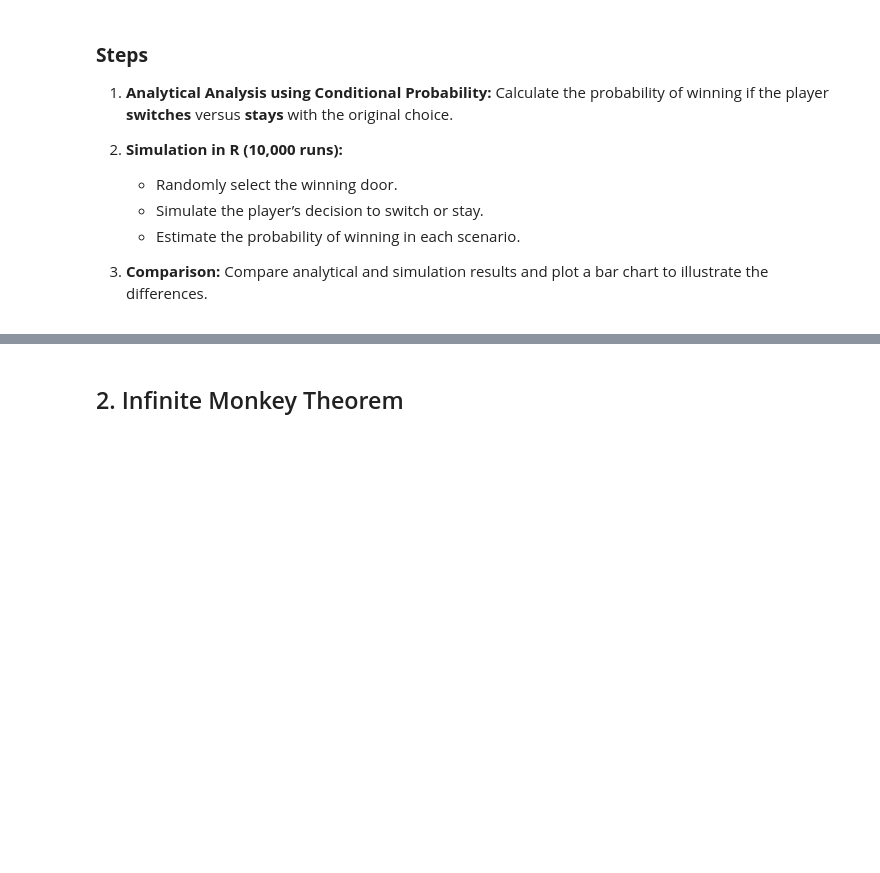
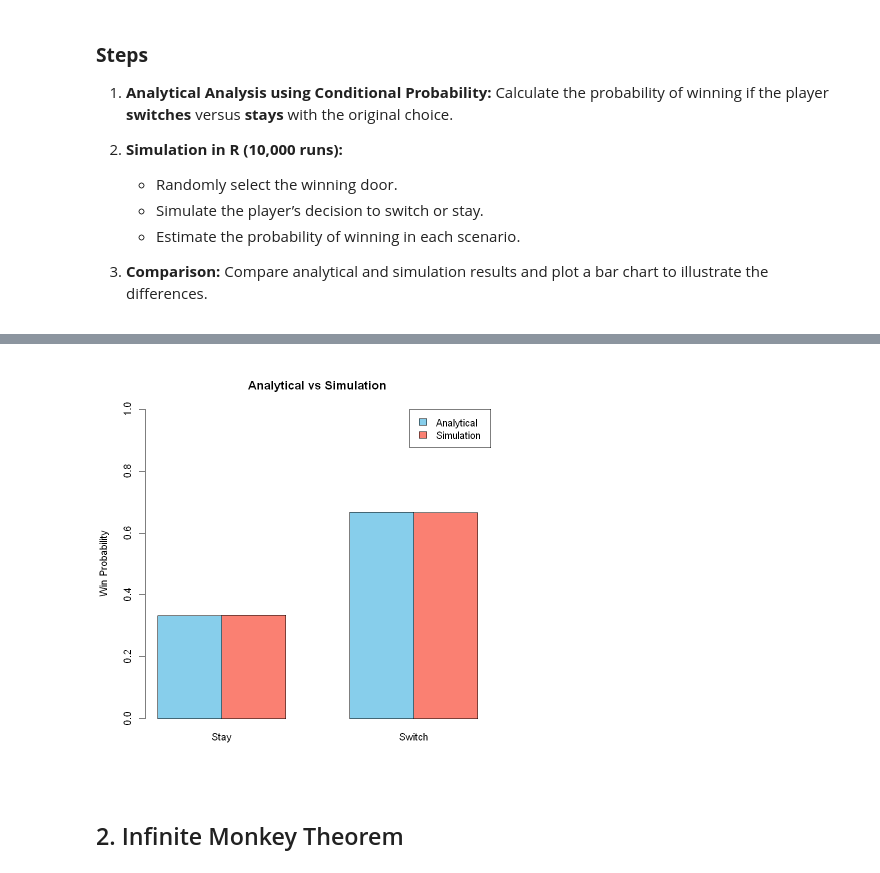
Before and after one commit to hossein-noor-ramsis/R, a Jupyter notebook: HW2/EPS_CA2_810103332.ipynb, the cells around one changed output, grey strips where cells are left out. Drawn from its saved outputs; the diff is of its cells as text; code cells hidden in the pictures; blank space fills up the shorter version.

```diff
--- a/HW2/EPS_CA2_810103332.ipynb
+++ b/HW2/EPS_CA2_810103332.ipynb
@@ -400,3 +468,27 @@ There is a TV game show with three doors. Behind one door is a prize, and the ot
+# %%
+strategies <- c("Stay", "Switch")
+analytical <- c(analytical_stay, analytical_switch)
+simulated <- c(stay_prob, switch_prob)
+
+bar_heights <- rbind(analytical, simulated)
+colnames(bar_heights) <- strategies
+
+barplot(bar_heights,
+        beside = TRUE,
+        col = c("skyblue", "salmon"),
+        ylim = c(0, 1),
+        ylab = "Win Probability",
+        main = "Analytical vs Simulation",
+        border = "black")
+
+text(x = c(1.5, 2.5, 4.5, 5.5),
+     col = "darkblue")
+
+legend("topright",
+       legend = c("Analytical", "Simulation"),
+       fill = c("skyblue", "salmon"))
+# %% [output]
+[figure, added]
 # %% [markdown]
 ## 2. Infinite Monkey Theorem
 # %% [markdown]
```
Also changed, not shown: parts of 16 cells of this notebook, 1 other file.
